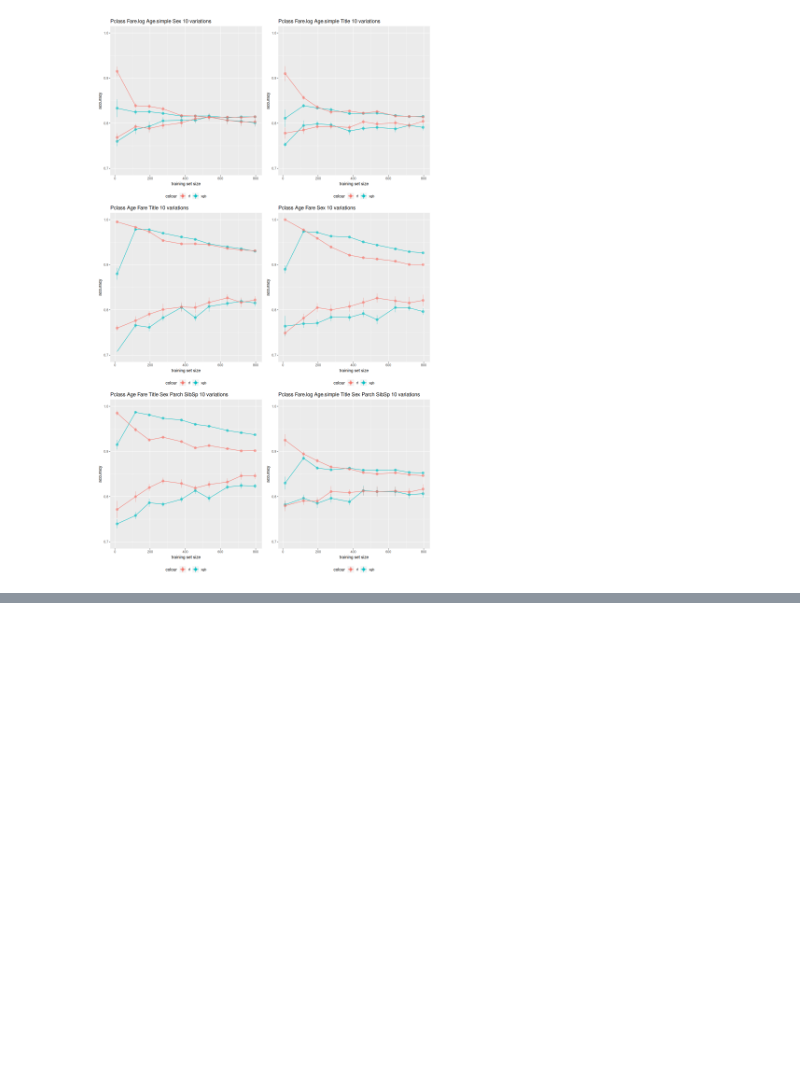
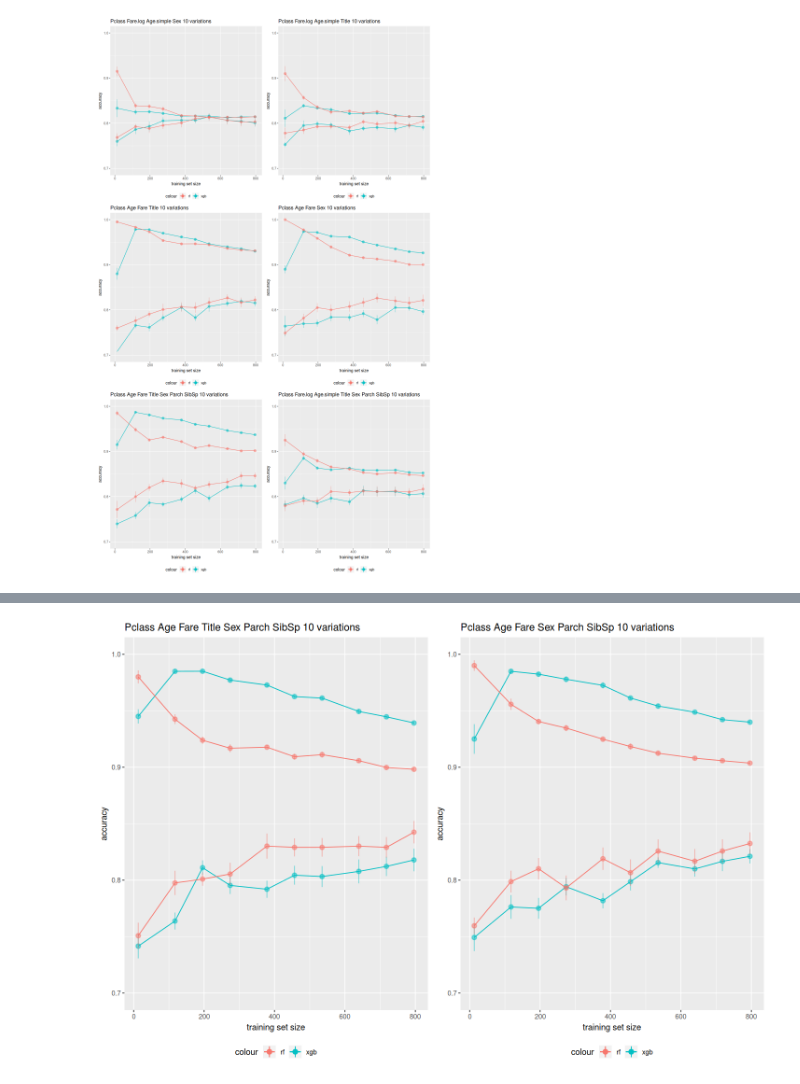
Before and after one commit to sapristi/ML, a Jupyter notebook: experiments/titanic_challenge/predictions.ipynb, the cells around one changed output, grey strips where cells are left out. Cells and saved outputs as stored; diff of their text form; code cells hidden in the pictures; blank space fills up the shorter version.

Commit message:
predictions

```diff
--- a/experiments/titanic_challenge/predictions.ipynb
+++ b/experiments/titanic_challenge/predictions.ipynb
@@ -175,3 +157,28 @@ Warning message:
 “Removed 5 rows containing non-finite values (stat_summary_bin).”Warning message:
 “Removed 5 rows containing non-finite values (stat_summary_bin).”
 [figure]
+# %%
+source(file="experiments/learning_curve/learning_curve.R")
+
+features_list <- list(
+    c("Pclass","Age", "Fare", "Title", "Sex", "Parch", "SibSp"),
+    c("Pclass","Age", "Fare", "Sex", "Parch", "SibSp")
+    )
+
+
+model_funs <- list( xgb = xgb.model_fun, rf = rf.model_fun)
+
+predict_funs <- list(xgb = xgb.predict_fun)
+
+i <- 1
+plots <- list()
+for (features in features_list) {
+    title = paste(features, collapse=" ")
+
+
+    p <- make_learning_curves(model_funs, predict_funs=predict_funs, train=train, test=0.1, target="Survived",  features=features,
+                          steps=10, variations = 10, title = title)
+    p <- learning_curve$make_decor(p, ymin=0.7)
+    plots[[i]] <- p
+    i <- i+1
+}
@@ -177,0 +224,4 @@ Warning message:
+# %%
+options(repr.plot.height= 8,repr.plot.width= 12)
+grid.arrange(grobs = plots, nrow = 1)
+# %% [output]
@@ -177,0 +237 @@ Warning message:
+[figure, added]
```
Also changed, not shown: parts of 7 cells of this notebook, 2 other files.
